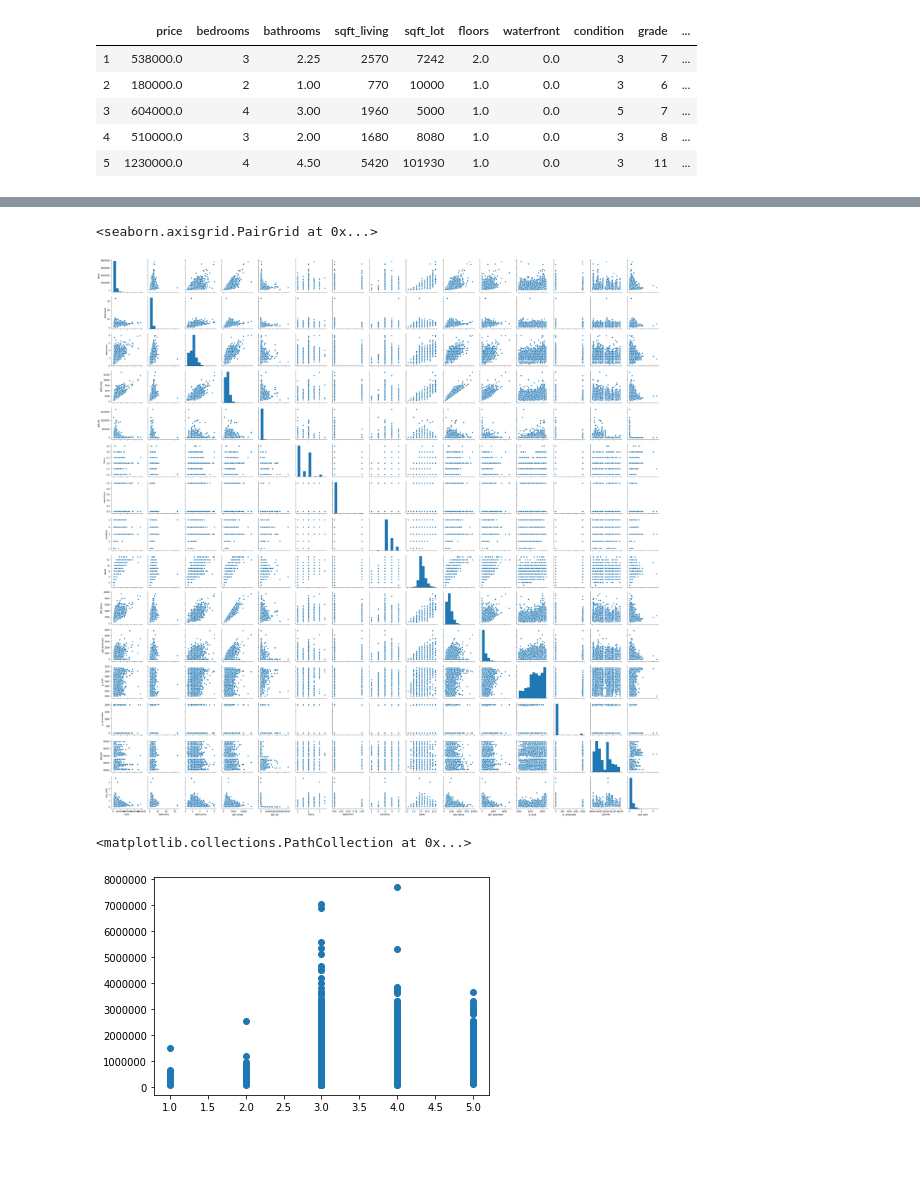
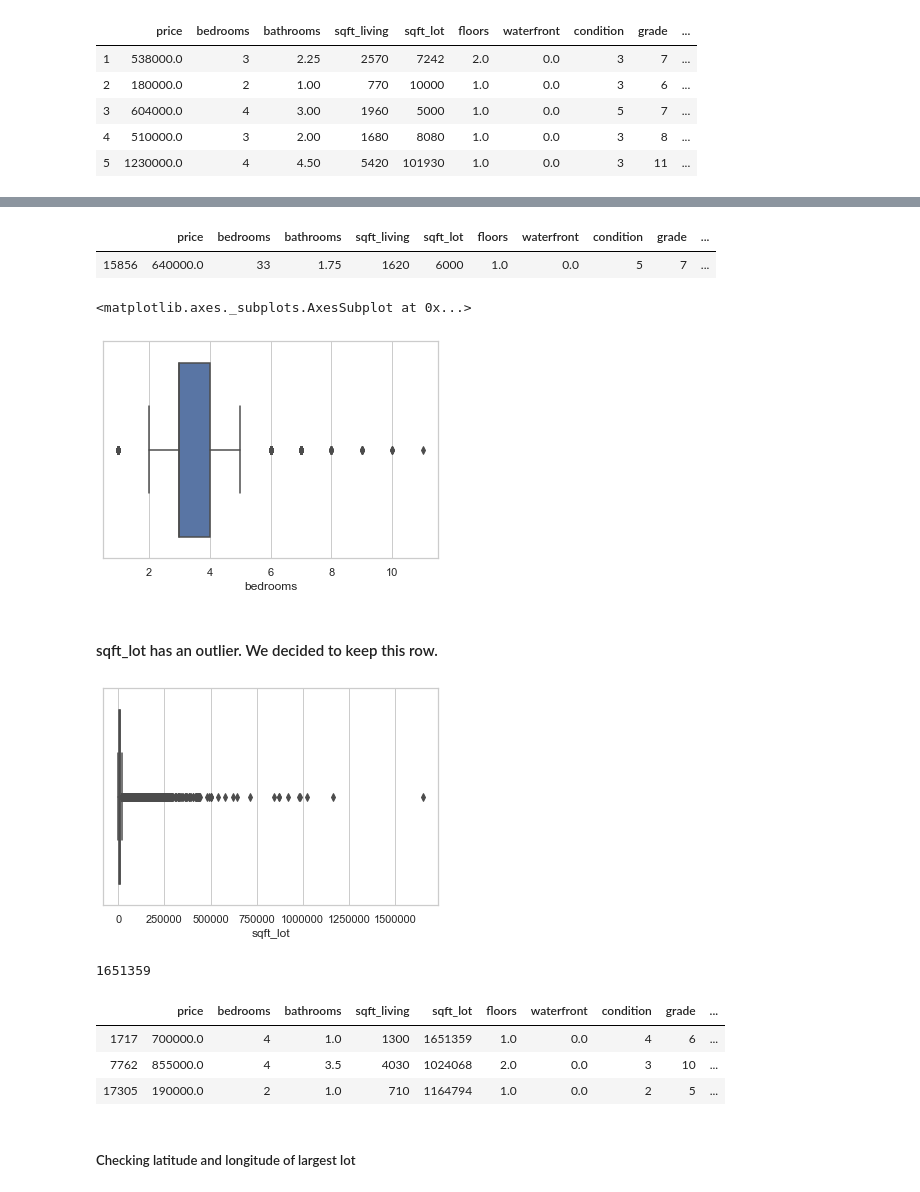
Before and after one commit to bobbyiestofjos/mod_2_project, a Jupyter notebook: data/eda.ipynb, the cells around one changed output, grey strips where cells are left out. Drawn from its saved outputs; the diff is of its cells as text; code cells hidden in the pictures; blank space fills up the shorter version.

Commit message:
Updated the eda file to finalize data prep.

```diff
--- a/data/eda.ipynb
+++ b/data/eda.ipynb
@@ -91,0 +119,7 @@ memory usage: 2.3 MB
+# %%
+columns = df_data.columns
+
+for column in columns:
+    fig, ax = plt.subplots(figsize=(8,4))
+    sns.set(style='whitegrid')
+    sns.boxplot(df_data[column])
@@ -91,0 +142,3 @@ memory usage: 2.3 MB
+# %%
+sns.set(style='whitegrid')
+sns.boxplot(df_data['bedrooms'])
@@ -92,10 +148,35 @@ memory usage: 2.3 MB
+# %%
+#locating the row of the bedroom outlier
+df_data.loc[df_data['bedrooms']>30]
+# %% [output]
+|  | price | bedrooms | bathrooms | sqft_living | sqft_lot | floors | waterfront | condition | grade | ... |
+| 15856 | 640000.0 | 33 | 1.75 | 1620 | 6000 | 1.0 | 0.0 | 5 | 7 | ... |
+# %%
+#dropping the row of the bedroom outlier
+df_data.drop(index = 15856, inplace=True)
+# %%
+#replotting a box plot
+sns.set(style='whitegrid')
+sns.boxplot(df_data['bedrooms'])
+# %% [output]
+<matplotlib.axes._subplots.AxesSubplot at 0x...>
+[figure, added]
+# %% [markdown]
+#### sqft_lot has an outlier. We decided to keep this row.
 # %%
-sns.pairplot(df_data)
+sns.boxplot(df_data['sqft_lot']);
 # %% [output]
-<seaborn.axisgrid.PairGrid at 0x...>
-[figure, old version]
+[figure, new version]
-# %%
-plt.scatter(df_data.condition, df_data.price)
-# %% [output]
-<matplotlib.collections.PathCollection at 0x...>
-[figure, removed]
+# %%
+max(df_data['sqft_lot'])
+# %% [output]
+1651359
+# %%
+df_data.loc[df_data['sqft_lot']>1000000]
+# %% [output]
+|  | price | bedrooms | bathrooms | sqft_living | sqft_lot | floors | waterfront | condition | grade | ... |
+| 1717 | 700000.0 | 4 | 1.0 | 1300 | 1651359 | 1.0 | 0.0 | 4 | 6 | ... |
+| 7762 | 855000.0 | 4 | 3.5 | 4030 | 1024068 | 2.0 | 0.0 | 3 | 10 | ... |
+| 17305 | 190000.0 | 2 | 1.0 | 710 | 1164794 | 1.0 | 0.0 | 2 | 5 | ... |
+# %% [markdown]
+##### Checking latitude and longitude of largest lot
```
Also changed, not shown: parts of 21 cells of this notebook, 3 other files.
